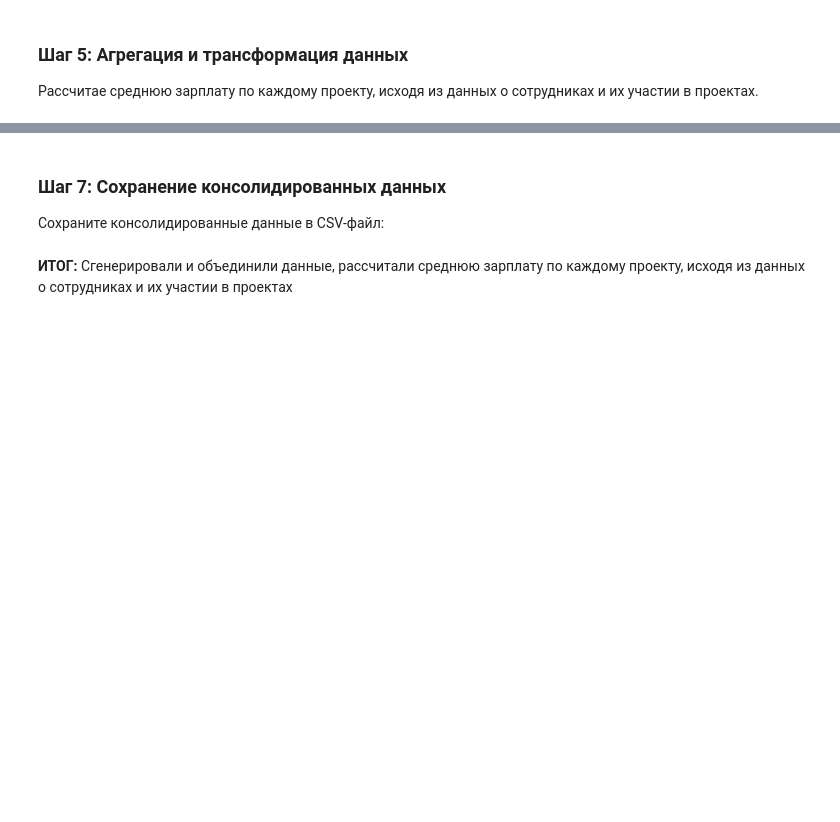
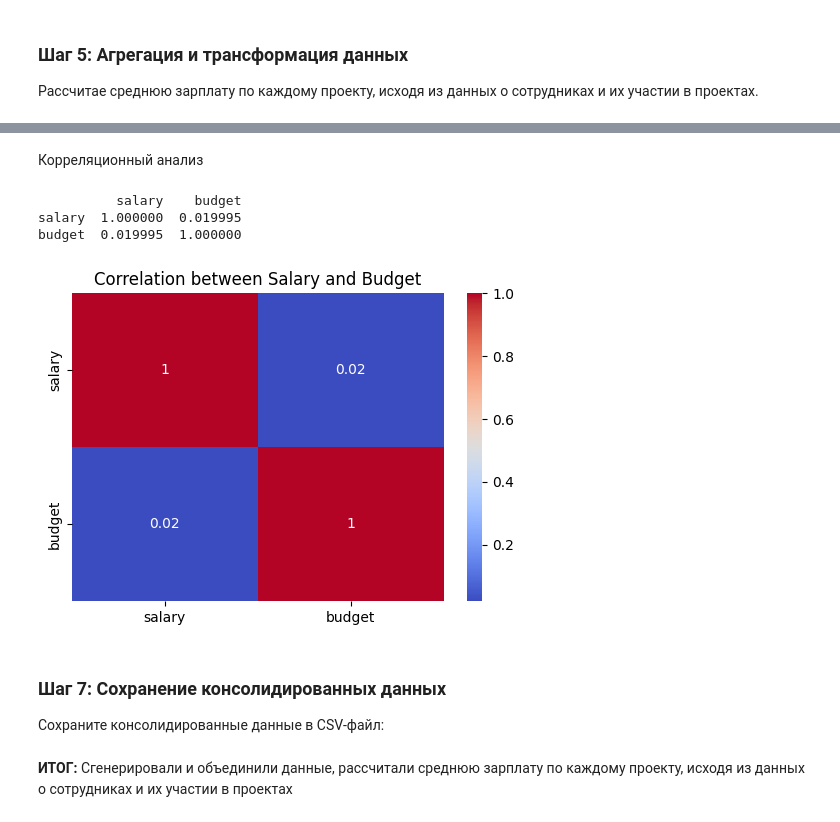
Before and after one commit to alexeevkv/data-collection, a Jupyter notebook: pr_3/PW_03_Алексеев_КВ.ipynb, the cells around one changed output, grey strips where cells are left out. Saved outputs shown, nothing was run; the diff lists cells and outputs as text; code cells hidden in the pictures; blank space fills up the shorter version.

```diff
--- a/pr_3/PW_03_Алексеев_КВ.ipynb
+++ b/pr_3/PW_03_Алексеев_КВ.ipynb
@@ -187,3 +292,19 @@ plt.show()
+# %% [markdown]
+Корреляционный анализ
+# %%
+correlation = final_merged_df[['salary', 'budget']].corr()
+print(correlation)
+
+# Visualization of correlation matrix
+plt.figure(figsize=(6, 4))
+sns.heatmap(correlation, annot=True, cmap='coolwarm')
+plt.title('Correlation between Salary and Budget')
+plt.show()
+# %% [output]
+          salary    budget
+salary  1.000000  0.019995
+budget  0.019995  1.000000
+[figure, added]
 # %% [markdown]
 ### Шаг 7: Сохранение консолидированных данных
 Сохраните консолидированные данные в CSV-файл:
```
Also changed, not shown: parts of 19 cells of this notebook, 3 other files.
